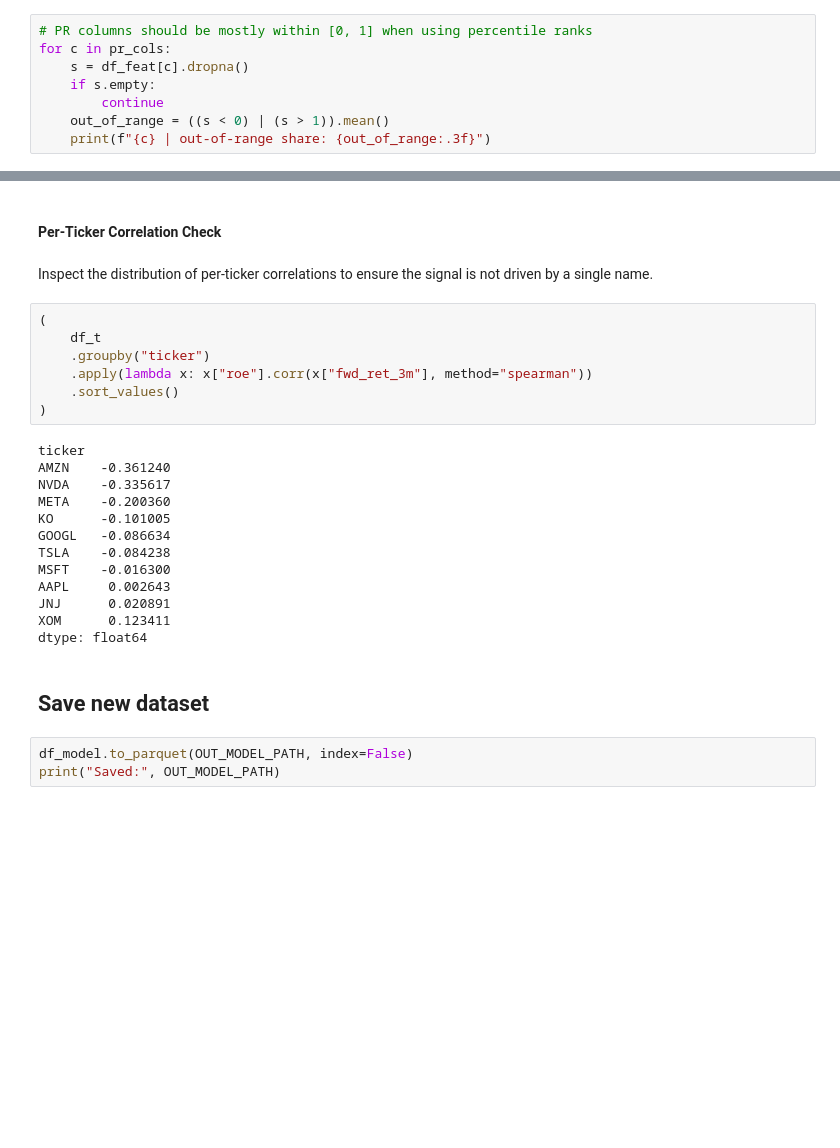
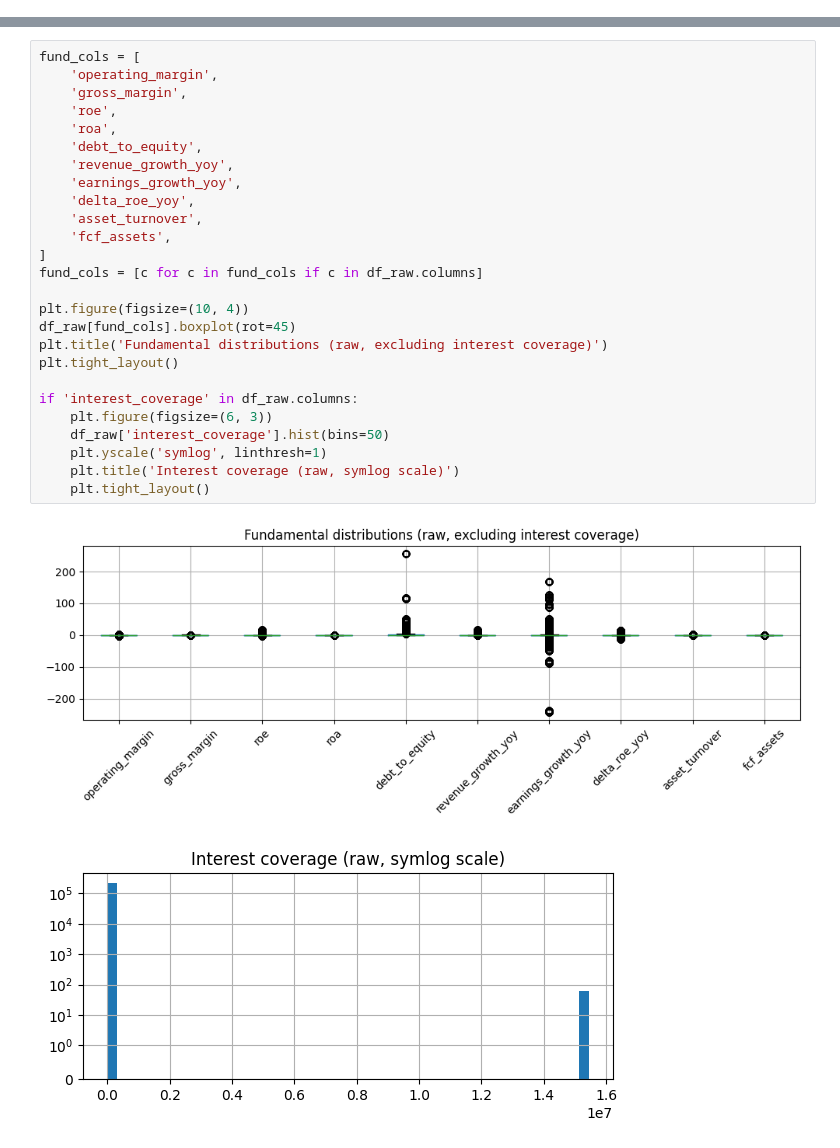
Before and after one commit to IgorDragone/hybrid-stock-prediction-thesis, a Jupyter notebook: notebooks/02_preprocessing_pipeline.ipynb, the cells around one changed output, grey strips where cells are left out. Saved outputs shown, nothing was run; the diff lists cells and outputs as text; blank space fills up the shorter version.

```diff
--- a/notebooks/02_preprocessing_pipeline.ipynb
+++ b/notebooks/02_preprocessing_pipeline.ipynb
@@ -863,8 +60,0 @@ Bucket coverage is checked across dates to ensure multiple buckets are represent
-# %%
-# PR columns should be mostly within [0, 1] when using percentile ranks
-for c in pr_cols:
-    s = df_feat[c].dropna()
-    if s.empty:
-        continue
-    out_of_range = ((s < 0) | (s > 1)).mean()
-    print(f"{c} | out-of-range share: {out_of_range:.3f}")
@@ -1128,29 +61,29 @@ plt.show()
-# %% [markdown]
-#### Per-Ticker Correlation Check
-# %% [markdown]
-Inspect the distribution of per-ticker correlations to ensure the signal is not driven by a single name.
-# %%
-(
-    df_t
-    .groupby("ticker")
-    .apply(lambda x: x["roe"].corr(x["fwd_ret_3m"], method="spearman"))
-    .sort_values()
-)
-# %% [output]
-ticker
-AMZN    -0.361240
-NVDA    -0.335617
-META    -0.200360
-KO      -0.101005
-GOOGL   -0.086634
-TSLA    -0.084238
-MSFT    -0.016300
-AAPL     0.002643
-JNJ      0.020891
-XOM      0.123411
-dtype: float64
-# %% [markdown]
-## Save new dataset
-# %%
-df_model.to_parquet(OUT_MODEL_PATH, index=False)
-print("Saved:", OUT_MODEL_PATH)
+# %%
+fund_cols = [
+    'operating_margin',
+    'gross_margin',
+    'roe',
+    'roa',
+    'debt_to_equity',
+    'revenue_growth_yoy',
+    'earnings_growth_yoy',
+    'delta_roe_yoy',
+    'asset_turnover',
+    'fcf_assets',
+]
+fund_cols = [c for c in fund_cols if c in df_raw.columns]
+
+plt.figure(figsize=(10, 4))
+df_raw[fund_cols].boxplot(rot=45)
+plt.title('Fundamental distributions (raw, excluding interest coverage)')
+plt.tight_layout()
+
+if 'interest_coverage' in df_raw.columns:
+    plt.figure(figsize=(6, 3))
+    df_raw['interest_coverage'].hist(bins=50)
+    plt.yscale('symlog', linthresh=1)
+    plt.title('Interest coverage (raw, symlog scale)')
+    plt.tight_layout()
+# %% [output]
+[figure, added]
+[figure, added]
```
Also changed, not shown: parts of 218 cells of this notebook, 7 other files.
